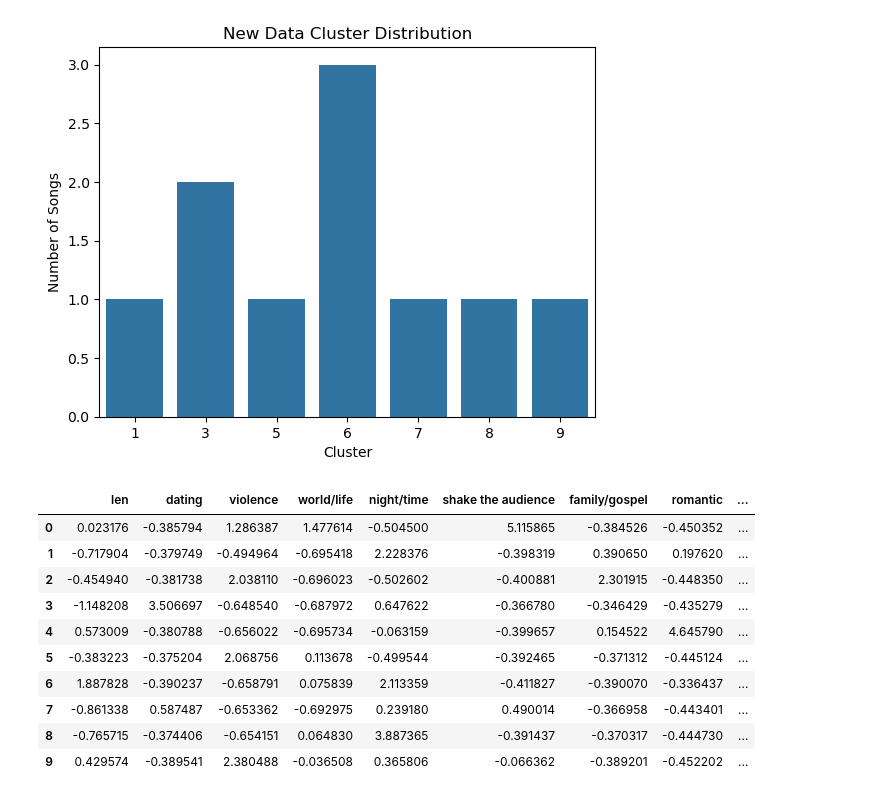
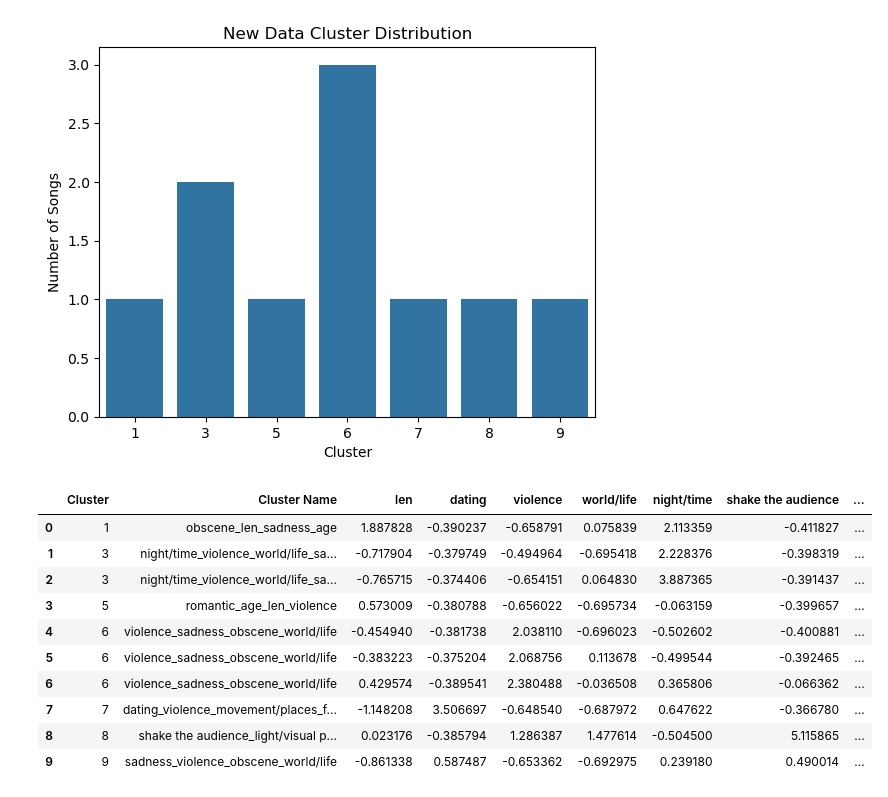
Before and after one commit to ricardijj1/TLAB-Music-Recommendation, a Jupyter notebook: Code/Modeling.ipynb, the cells around one changed output. Cells and saved outputs as stored; diff of their text form; code cells hidden in the pictures.

```diff
--- a/Code/Modeling.ipynb
+++ b/Code/Modeling.ipynb
@@ -384,17 +384,26 @@ plt.ylabel("Number of Songs")
 plt.show()
 # %% [output]
 [figure]
-# %%
-new_predictions
-# %% [output]
-|  | len | dating | violence | world/life | night/time | shake the audience | family/gospel | romantic | ... |
-| 0 | 0.023176 | -0.385794 | 1.286387 | 1.477614 | -0.504500 | 5.115865 | -0.384526 | -0.450352 | ... |
-| 1 | -0.717904 | -0.379749 | -0.494964 | -0.695418 | 2.228376 | -0.398319 | 0.390650 | 0.197620 | ... |
-| 2 | -0.454940 | -0.381738 | 2.038110 | -0.696023 | -0.502602 | -0.400881 | 2.301915 | -0.448350 | ... |
-| 3 | -1.148208 | 3.506697 | -0.648540 | -0.687972 | 0.647622 | -0.366780 | -0.346429 | -0.435279 | ... |
-| 4 | 0.573009 | -0.380788 | -0.656022 | -0.695734 | -0.063159 | -0.399657 | 0.154522 | 4.645790 | ... |
-| 5 | -0.383223 | -0.375204 | 2.068756 | 0.113678 | -0.499544 | -0.392465 | -0.371312 | -0.445124 | ... |
-| 6 | 1.887828 | -0.390237 | -0.658791 | 0.075839 | 2.113359 | -0.411827 | -0.390070 | -0.336437 | ... |
-| 7 | -0.861338 | 0.587487 | -0.653362 | -0.692975 | 0.239180 | 0.490014 | -0.366958 | -0.443401 | ... |
-| 8 | -0.765715 | -0.374406 | -0.654151 | 0.064830 | 3.887365 | -0.391437 | -0.370317 | -0.444730 | ... |
-| 9 | 0.429574 | -0.389541 | 2.380488 | -0.036508 | 0.365806 | -0.066362 | -0.389201 | -0.452202 | ... |
+# %%
+new_predictions['Cluster Name'] = new_predictions['Cluster'].map(cluster_names)
+# Move Cluster and Cluster Name to the front
+cols = ['Cluster', 'Cluster Name'] + [col for col in new_predictions.columns if col not in ['Cluster', 'Cluster Name']]
+new_predictions = new_predictions[cols]
+
+# Sort by cluster
+new_predictions = new_predictions.sort_values(by='Cluster').reset_index(drop=True)
+
+# Preview of all songs
+new_predictions.head(11)
+# %% [output]
+|  | Cluster | Cluster Name | len | dating | violence | world/life | night/time | shake the audience | ... |
+| 0 | 1 | obscene_len_sadness_age | 1.887828 | -0.390237 | -0.658791 | 0.075839 | 2.113359 | -0.411827 | ... |
+| 1 | 3 | night/time_violence_world/life_sa... | -0.717904 | -0.379749 | -0.494964 | -0.695418 | 2.228376 | -0.398319 | ... |
+| 2 | 3 | night/time_violence_world/life_sa... | -0.765715 | -0.374406 | -0.654151 | 0.064830 | 3.887365 | -0.391437 | ... |
+| 3 | 5 | romantic_age_len_violence | 0.573009 | -0.380788 | -0.656022 | -0.695734 | -0.063159 | -0.399657 | ... |
+| 4 | 6 | violence_sadness_obscene_world/life | -0.454940 | -0.381738 | 2.038110 | -0.696023 | -0.502602 | -0.400881 | ... |
+| 5 | 6 | violence_sadness_obscene_world/life | -0.383223 | -0.375204 | 2.068756 | 0.113678 | -0.499544 | -0.392465 | ... |
+| 6 | 6 | violence_sadness_obscene_world/life | 0.429574 | -0.389541 | 2.380488 | -0.036508 | 0.365806 | -0.066362 | ... |
+| 7 | 7 | dating_violence_movement/places_f... | -1.148208 | 3.506697 | -0.648540 | -0.687972 | 0.647622 | -0.366780 | ... |
+| 8 | 8 | shake the audience_light/visual p... | 0.023176 | -0.385794 | 1.286387 | 1.477614 | -0.504500 | 5.115865 | ... |
+| 9 | 9 | sadness_violence_obscene_world/life | -0.861338 | 0.587487 | -0.653362 | -0.692975 | 0.239180 | 0.490014 | ... |
```
Also changed, not shown: parts of 1 cell of this notebook, 1 other file.
